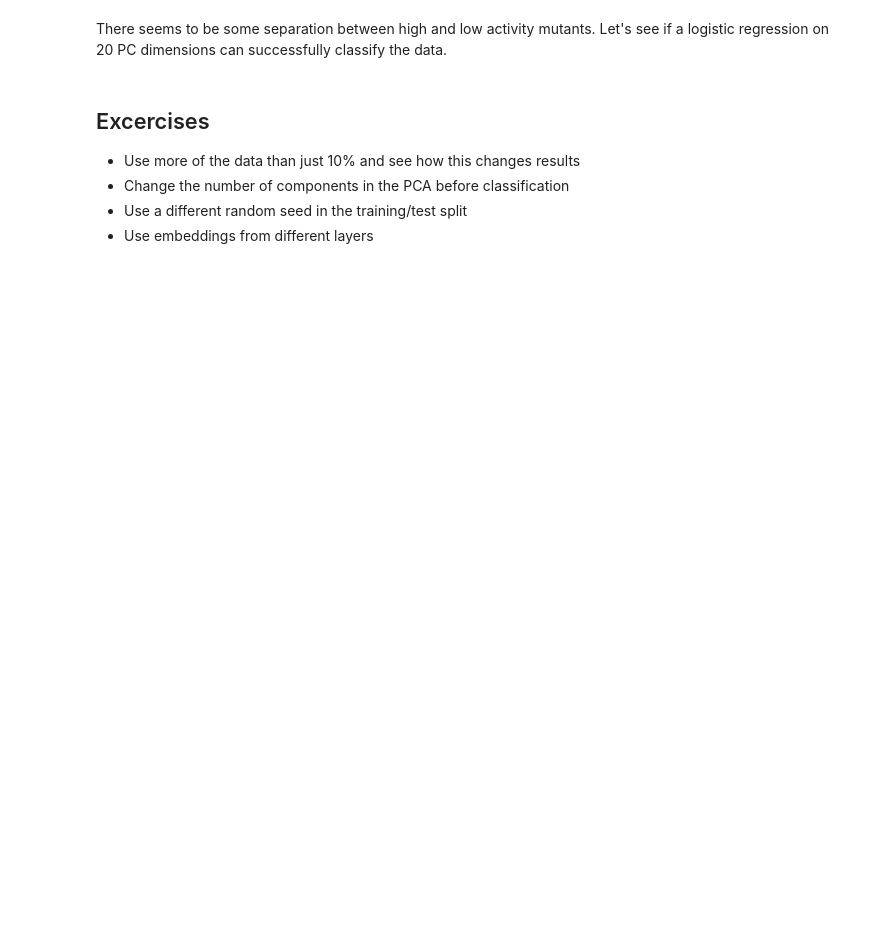
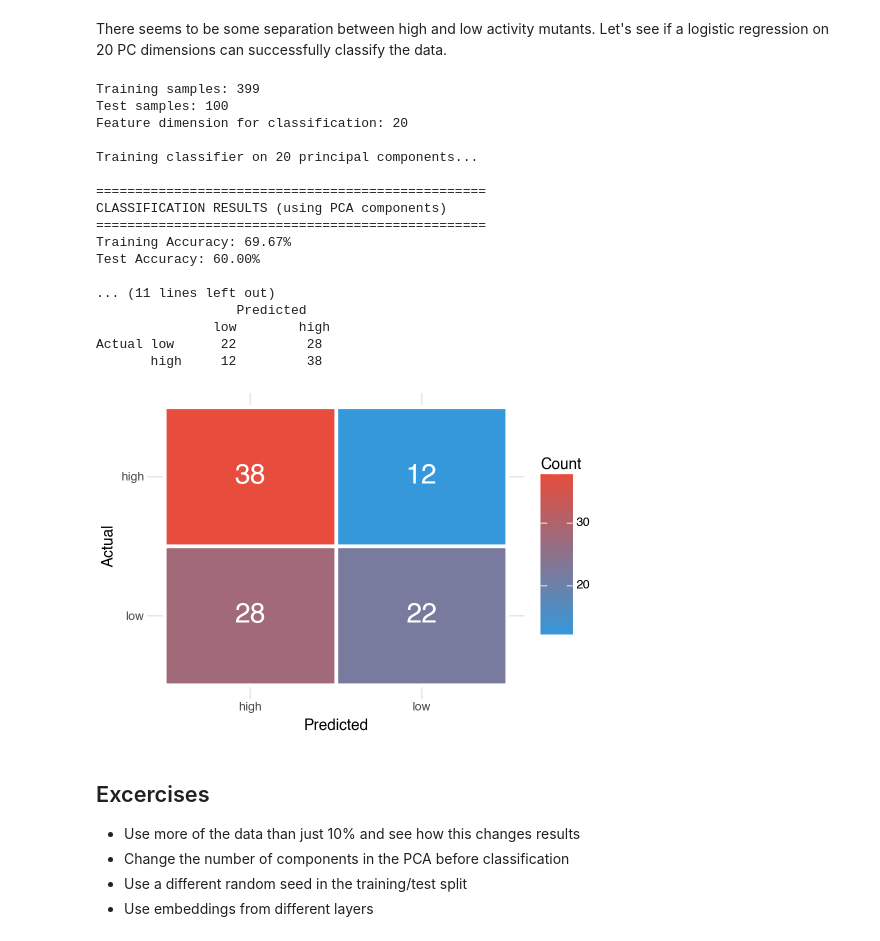
Before and after one commit to wilkelab/EEB384K-workshops, a Jupyter notebook: weeks8-10/week8.ipynb, the cells around one changed output. Saved outputs shown, nothing was run; the diff lists cells and outputs as text; code cells hidden in the pictures; blank space fills up the shorter version.

```diff
--- a/weeks8-10/week8.ipynb
+++ b/weeks8-10/week8.ipynb
@@ -170,33 +263,55 @@ print(classification_report(y_test, y_test_pred,
 print("Test Set Confusion Matrix:")
 cm = confusion_matrix(y_test, y_test_pred)
 print(f"                  Predicted")
 print(f"               low        high")
 print(f"Actual low     {cm[0,0]:3d}        {cm[0,1]:3d}")
 print(f"       high    {cm[1,0]:3d}        {cm[1,1]:3d}")
 
 # create confusion matrix visualization
 cm_df = pl.DataFrame({
     'actual': ['low', 'low', 'high', 'high'],
     'predicted': ['low', 'high', 'low', 'high'],
     'count': [cm[0, 0], cm[0, 1], cm[1, 0], cm[1, 1]]
 })
 
 cm_plot = (
     pln.ggplot(cm_df, pln.aes(x = 'predicted', y = 'actual', fill = 'count'))
     + pln.geom_tile(color = 'white', size = 1.5)
     + pln.geom_text(pln.aes(label = 'count'), size = 20, color = 'white')
     + pln.scale_fill_gradient(low = '#3498db', high = '#e74c3c')
     + pln.scale_x_discrete(limits = ['high', 'low'])
     + pln.scale_y_discrete(limits = ['low', 'high'])
     + pln.labs(
         x='Predicted',
         y='Actual',
         fill='Count'
     )
     + pln.theme_minimal()
+    + pln.theme(
+        figure_size = (5, 3.5)
+    )
 )
 
 cm_plot.show()
+# %% [output]
+Training samples: 399
+Test samples: 100
+Feature dimension for classification: 20
+
+Training classifier on 20 principal components...
+
+==================================================
+CLASSIFICATION RESULTS (using PCA components)
+==================================================
+Training Accuracy: 69.67%
+Test Accuracy: 60.00%
+
+... (11 lines left out)
+                  Predicted
+               low        high
+Actual low      22         28
+       high     12         38
+[figure, added]
 # %% [markdown]
 ## Excercises
 
```
Also changed, not shown: parts of 9 cells of this notebook, 1 other file.
